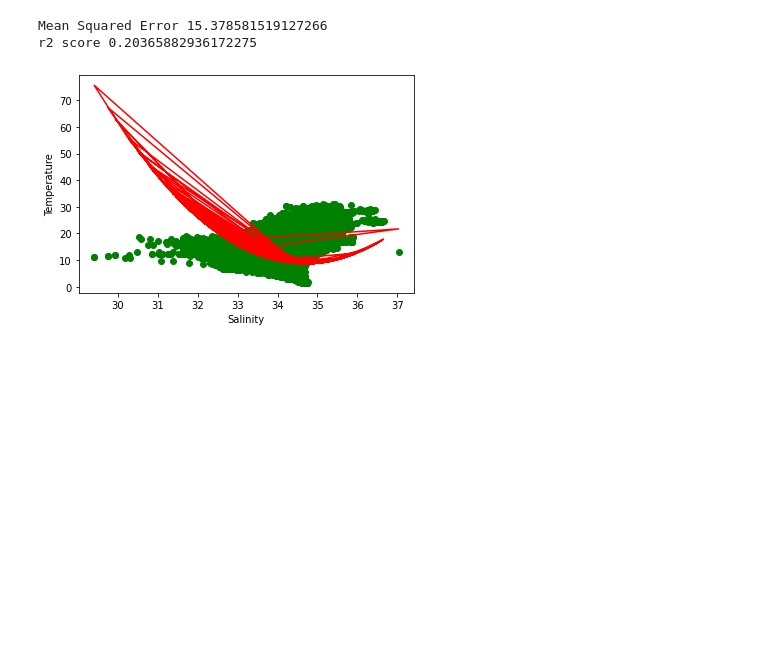
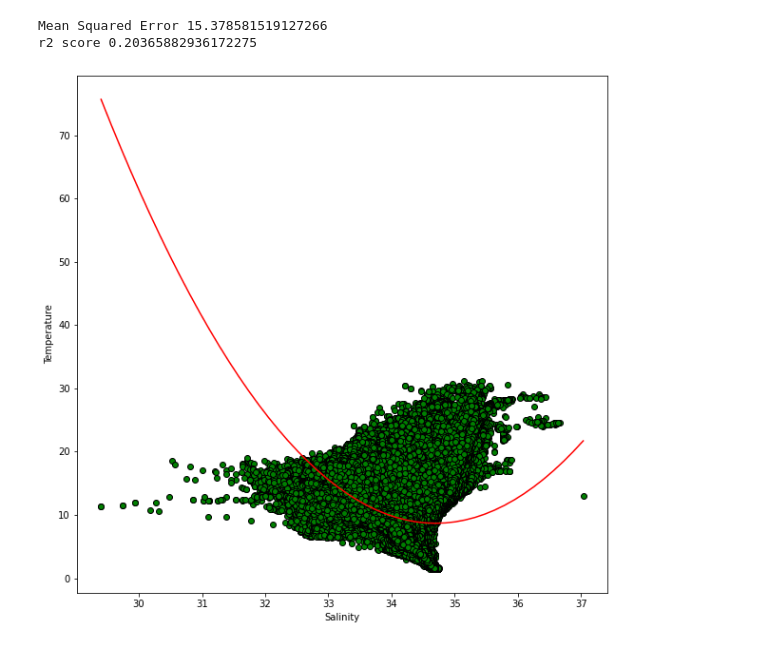
Before and after one commit to ytaiwo/Homework, a Jupyter notebook: week_13/Week13_SupervisedLearning.ipynb, the cells around one changed output. Cells and saved outputs as stored; diff of their text form; code cells hidden in the pictures; blank space fills up the shorter version.

```diff
--- a/week_13/Week13_SupervisedLearning.ipynb
+++ b/week_13/Week13_SupervisedLearning.ipynb
@@ -207,10 +206,13 @@ print('r2 score', r2_score(y,y_poly_pred))
 Mean Squared Error 15.378581519127266
 r2 score 0.20365882936172275
 # %%
-plt.scatter(X,y,color='g')
-plt.plot(X,y_poly_pred, color = 'r')
+prediction_space = np.linspace(min(X), max(X))
+plt.figure(figsize=(10,10))
+plt.scatter(X,y,color='g',edgecolors="black")
+#plt.plot(X,y_poly_pred, color = 'r')
+plt.plot(prediction_space,pr_model.predict(poly.fit_transform(prediction_space)), color = "r")
 plt.xlabel("Salinity")
 plt.ylabel("Temperature")
 plt.show()
 # %% [output]
-[figure, old version]
+[figure, new version]
```
Also changed, not shown: parts of 1 cell of this notebook, 2 other files.
